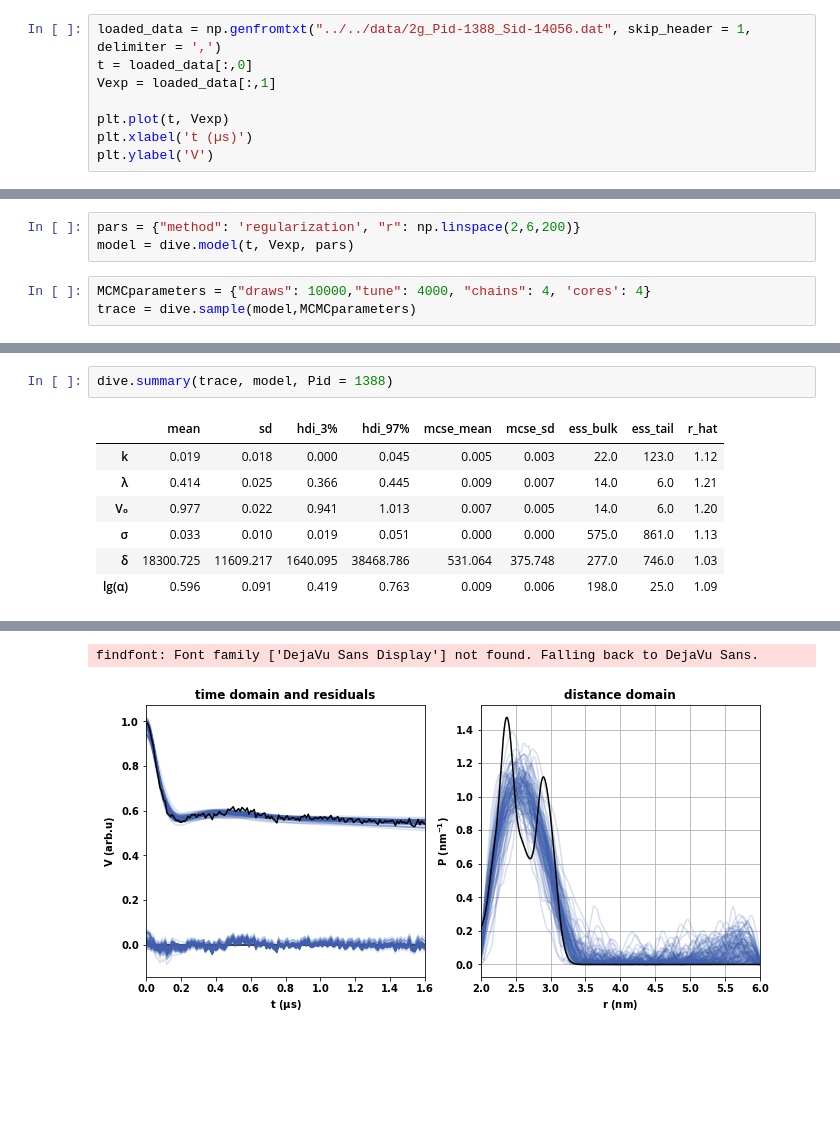
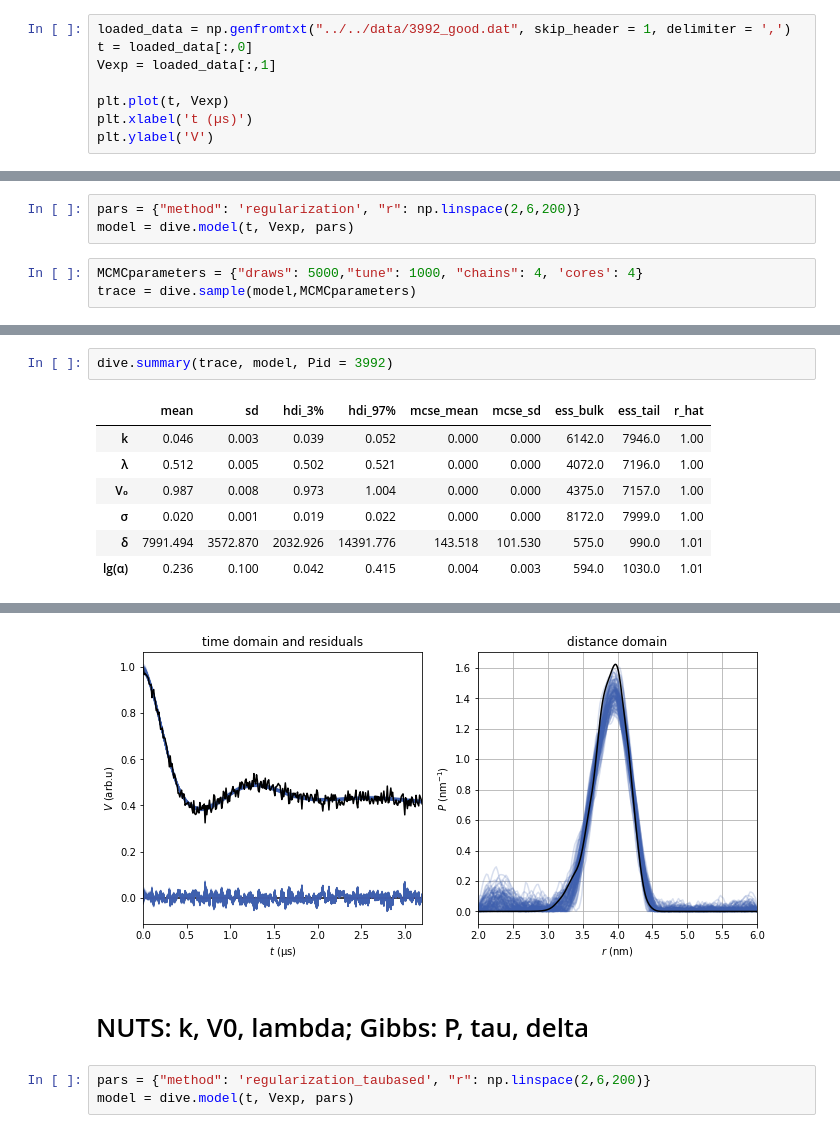
Before and after one commit to StollLab/dive-scripts, a Jupyter notebook: data analysis/bayes_gauss_data_analysis.ipynb, the cells around one changed output, grey strips where cells are left out. Drawn from its saved outputs; the diff is of its cells as text; blank space fills up the shorter version.

Commit message:
add jupyter notebooks for analysis of data from Gaussian paper and various other investigation

```diff
--- a/data analysis/bayes_gauss_data_analysis.ipynb
+++ b/data analysis/bayes_gauss_data_analysis.ipynb
@@ -11,5 +13,5 @@ import deerlab as dl
 # %%
-loaded_data = np.genfromtxt("../../data/2g_Pid-1388_Sid-14056.dat", skip_header = 1, delimiter = ',')
+loaded_data = np.genfromtxt("../../data/3992_good.dat", skip_header = 1, delimiter = ',')
 t = loaded_data[:,0]
 Vexp = loaded_data[:,1]
 
@@ -23,7 +27,7 @@ Text(0, 0.5, 'V')
 pars = {"method": 'regularization', "r": np.linspace(2,6,200)}
 model = dive.model(t, Vexp, pars)
 # %%
-MCMCparameters = {"draws": 10000,"tune": 4000, "chains": 4, 'cores': 4}
+MCMCparameters = {"draws": 5000,"tune": 1000, "chains": 4, 'cores': 4}
 trace = dive.sample(model,MCMCparameters)
 # %% [output]
 Multiprocess sampling (4 chains in 4 jobs)
@@ -43,10 +42,10 @@ The estimated number of effective samples is smaller than 200 for some parameter
 # %%
-dive.summary(trace, model, Pid = 1388)
+dive.summary(trace, model, Pid = 3992)
 # %% [output]
 |  | mean | sd | hdi_3% | hdi_97% | mcse_mean | mcse_sd | ess_bulk | ess_tail | r_hat |
-| k | 0.019 | 0.018 | 0.000 | 0.045 | 0.005 | 0.003 | 22.0 | 123.0 | 1.12 |
-| λ | 0.414 | 0.025 | 0.366 | 0.445 | 0.009 | 0.007 | 14.0 | 6.0 | 1.21 |
-| V₀ | 0.977 | 0.022 | 0.941 | 1.013 | 0.007 | 0.005 | 14.0 | 6.0 | 1.20 |
-| σ | 0.033 | 0.010 | 0.019 | 0.051 | 0.000 | 0.000 | 575.0 | 861.0 | 1.13 |
-| δ | 18300.725 | 11609.217 | 1640.095 | 38468.786 | 531.064 | 375.748 | 277.0 | 746.0 | 1.03 |
-| lg(α) | 0.596 | 0.091 | 0.419 | 0.763 | 0.009 | 0.006 | 198.0 | 25.0 | 1.09 |
+| k | 0.046 | 0.003 | 0.039 | 0.052 | 0.000 | 0.000 | 6142.0 | 7946.0 | 1.00 |
+| λ | 0.512 | 0.005 | 0.502 | 0.521 | 0.000 | 0.000 | 4072.0 | 7196.0 | 1.00 |
+| V₀ | 0.987 | 0.008 | 0.973 | 1.004 | 0.000 | 0.000 | 4375.0 | 7157.0 | 1.00 |
+| σ | 0.020 | 0.001 | 0.019 | 0.022 | 0.000 | 0.000 | 8172.0 | 7999.0 | 1.00 |
+| δ | 7991.494 | 3572.870 | 2032.926 | 14391.776 | 143.518 | 101.530 | 575.0 | 990.0 | 1.01 |
+| lg(α) | 0.236 | 0.100 | 0.042 | 0.415 | 0.004 | 0.003 | 594.0 | 1030.0 | 1.01 |
@@ -55,2 +54,6 @@ dive.summary(trace, model, Pid = 1388)
-findfont: Font family ['DejaVu Sans Display'] not found. Falling back to DejaVu Sans.
-[figure, old version]
+[figure, new version]
+# %% [markdown]
+# NUTS: k, V0, lambda; Gibbs: P, tau, delta
+# %%
+pars = {"method": 'regularization_taubased', "r": np.linspace(2,6,200)}
+model = dive.model(t, Vexp, pars)
```
Also changed, not shown: parts of 7 cells of this notebook, 15 other files.
